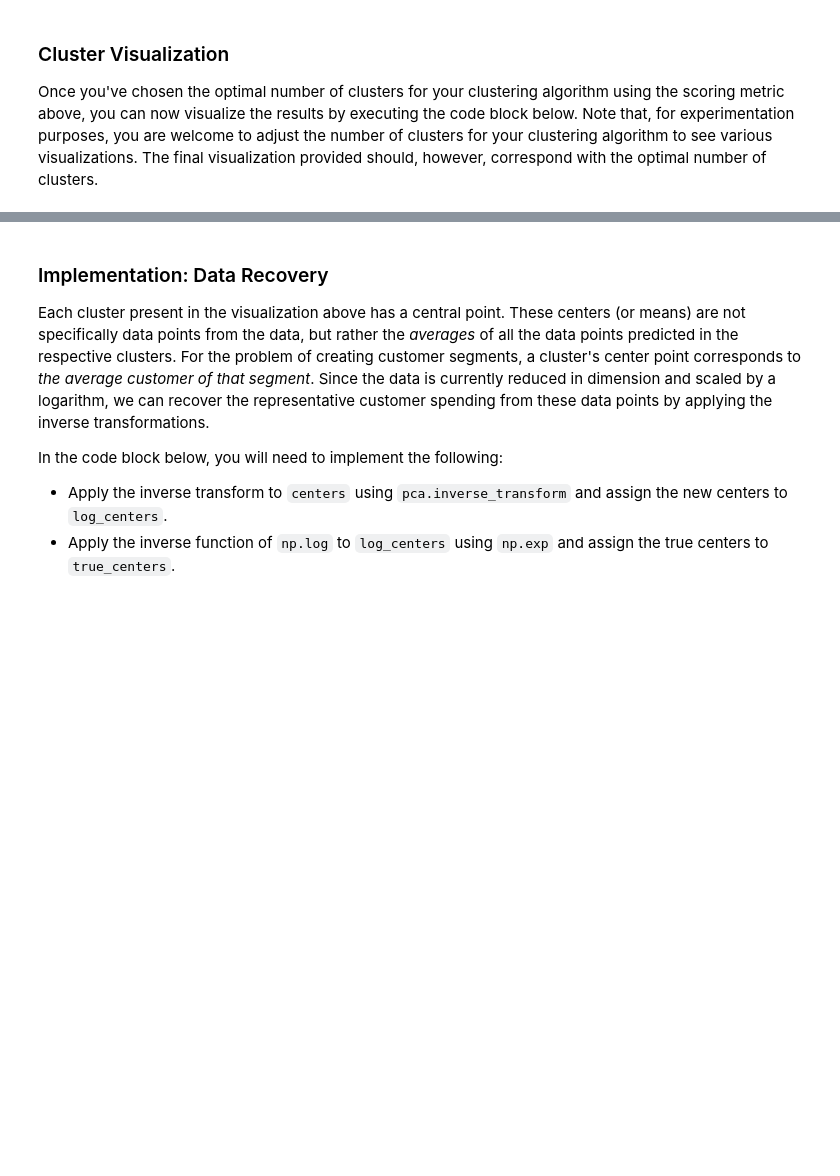
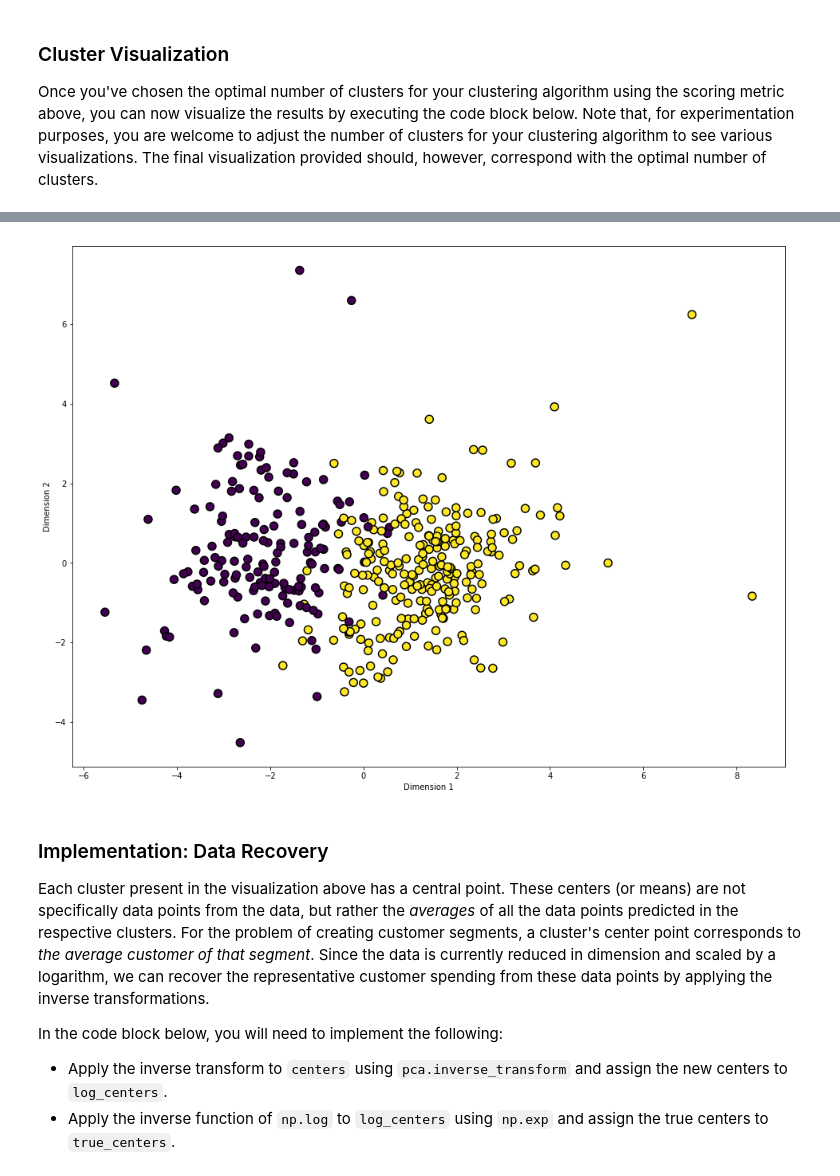
Before and after one commit to gotamist/other, a Jupyter notebook: clustering/customer_segments/customer_segments.ipynb, the cells around one changed output, grey strips where cells are left out. Saved outputs shown, nothing was run; the diff lists cells and outputs as text; code cells hidden in the pictures; blank space fills up the shorter version.

Commit message:
feat: Implement clustering by GMM and use slihouette scores to determine the number of clusters.

```diff
--- a/clustering/customer_segments/customer_segments.ipynb
+++ b/clustering/customer_segments/customer_segments.ipynb
@@ -521,4 +559,20 @@ score = None
 # %% [markdown]
 ### Cluster Visualization
 Once you've chosen the optimal number of clusters for your clustering algorithm using the scoring metric above, you can now visualize the results by executing the code block below. Note that, for experimentation purposes, you are welcome to adjust the number of clusters for your clustering algorithm to see various visualizations. The final visualization provided should, however, correspond with the optimal number of clusters.
+# %%
+clusterer = GaussianMixture(n_components=2)
+
+clusterer.fit(good_data)
+# TODO: Predict the cluster for each data point
+preds = clusterer.predict(good_data)
+
+# TODO: Find the cluster centers
+centers = clusterer.means_
+
+# TODO: Predict the cluster for each transformed sample data point
+sample_preds = clusterer.predict(good_data)
+
+# TODO: Calculate the mean silhouette coefficient for the number of clusters chosen
+
+score = silhouette_score(good_data, sample_preds)
 # %%
@@ -527,3 +584,15 @@ vs.cluster_results(reduced_data, preds, centers, pca_samples)
+# %%
+# I think there is an error in the vs.cluster_results() method provided.  So, plotting manually below.
+
+import matplotlib.pyplot as plt
+import matplotlib.cm as cm
+plt.figure( figsize=(16,12))
+plt.scatter(reduced_data['Dimension 1'], reduced_data['Dimension 2'], c=preds, edgecolor='black', lw=1.5, s=100, cmap=plt.get_cmap('viridis'))
+plt.xlabel('Dimension 1')
+plt.ylabel('Dimension 2')
+plt.show()
+# %% [output]
+[figure, added]
 # %% [markdown]
 ### Implementation: Data Recovery
 Each cluster present in the visualization above has a central point. These centers (or means) are not specifically data points from the data, but rather the *averages* of all the data points predicted in the respective clusters. For the problem of creating customer segments, a cluster's center point corresponds to *the average customer of that segment*. Since the data is currently reduced in dimension and scaled by a logarithm, we can recover the representative customer spending from these data points by applying the inverse transformations.
```
Also changed, not shown: parts of 7 cells of this notebook.
